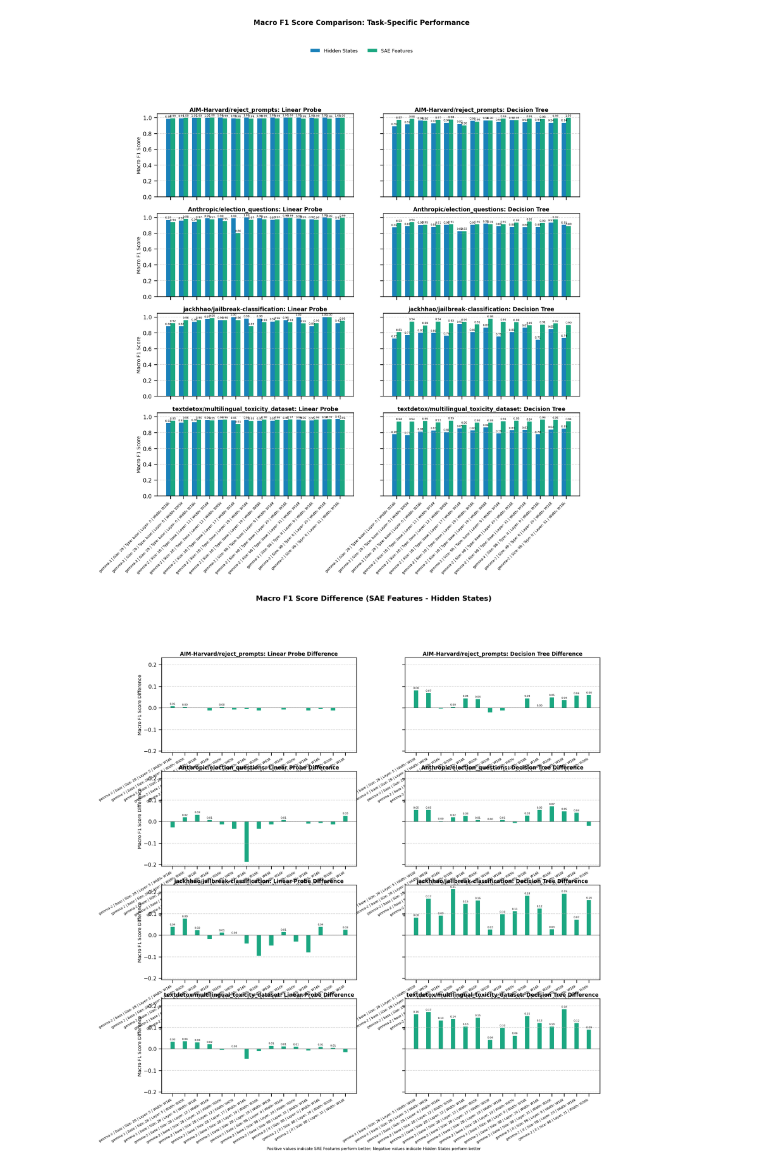
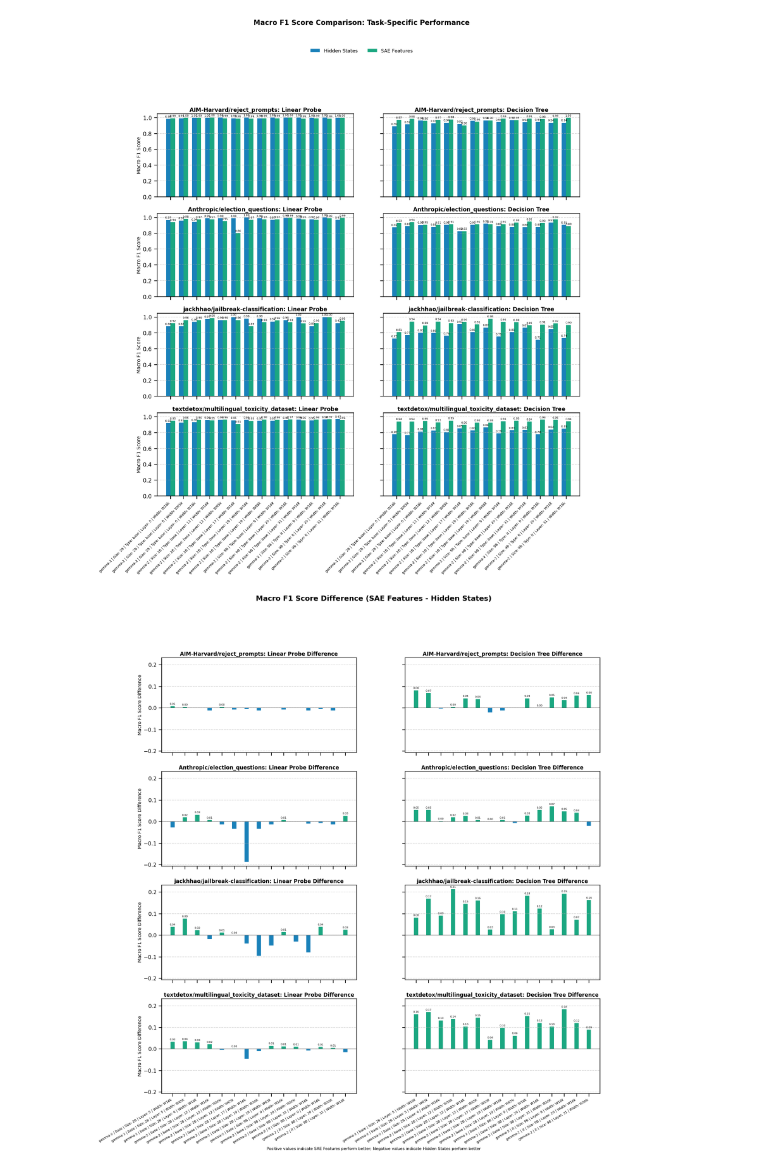
Before and after one commit to shan23chen/MOSAIC, a Jupyter notebook: src/z_extract_f1.ipynb, the cells around one changed output. Saved outputs shown, nothing was run; the diff lists cells and outputs as text; code cells hidden in the pictures.

Commit message:
diff plot

```diff
--- a/src/z_extract_f1.ipynb
+++ b/src/z_extract_f1.ipynb
@@ -455,22 +455,19 @@ plt.show()
 # %% [output]
 [figure]
 # %%
-# Calculate the differences between SAE Features and Hidden States
-merged_df_sorted["linear_macro_f1_diff"] = (
-    merged_df_sorted["linear_macro_f1_score_SAE Features"]
-    - merged_df_sorted["linear_macro_f1_score_Hidden States"]
-)
-merged_df_sorted["decision_tree_macro_f1_diff"] = (
-    merged_df_sorted["decision_tree_macro_f1_score_SAE Features"]
-    - merged_df_sorted["decision_tree_macro_f1_score_Hidden States"]
-)
+# Use colorblind-friendly palette
+colors = sns.color_palette("colorblind")
 
-# Create a figure with two subplots per task
+# Define colors for the bars
+colors_hidden = colors[0]  # Hidden States color
+colors_sae = colors[2]  # SAE Features color
+
+# Create a figure with shared x-axis
 fig, axes = plt.subplots(
     n_tasks,
     2,
     figsize=(24, 6 * n_tasks),
-    sharex=False,
+    sharex=True,
     sharey=True,
     gridspec_kw={"wspace": 0.25},
 )
@@ -479,8 +476,6 @@ fig, axes = plt.subplots(
 for i, task in enumerate(tasks):
     task_df = merged_df_sorted[merged_df_sorted["dataset_name"] == task]
     task_df = task_df.reset_index(drop=True)
-
-    # Generate x indices for the task
     x_indices = np.arange(len(task_df))
 
     # Create detailed x-axis labels for settings
@@ -493,7 +488,10 @@ for i, task in enumerate(tasks):
     ax1 = axes[i, 0]
     probe_diff = task_df["linear_macro_f1_diff"].fillna(0).values
 
-    rects1 = ax1.bar(x_indices, probe_diff, 0.35, color=colors_sae, alpha=0.9)
+    # Assign colors based on the sign of the difference
+    bar_colors_probe = [colors_sae if val >= 0 else colors_hidden for val in probe_diff]
+
+    rects1 = ax1.bar(x_indices, probe_diff, 0.35, color=bar_colors_probe, alpha=0.9)
     autolabel(ax1, rects1, fontsize=8)
 
     ax1.set_title(f"{task}: Linear Probe Difference", fontsize=16, weight="bold")
@@ -501,47 +499,52 @@ for i, task in enumerate(tasks):
     ax1.set_ylabel("Macro F1 Score Difference", fontsize=14)
     ax1.axhline(0, color="black", linewidth=0.8)
 
-    # Set x-axis labels
-    ax1.set_xticks(x_indices)
-    ax1.set_xticklabels(settings, rotation=30, ha="right", fontsize=10)
-
     # Decision Tree Performance Difference
     ax2 = axes[i, 1]
     tree_diff = task_df["decision_tree_macro_f1_diff"].fillna(0).values
 
-    rects2 = ax2.bar(x_indices, tree_diff, 0.35, color=colors_sae, alpha=0.9)
+    # Assign colors based on the sign of the difference
+    bar_colors_tree = [colors_sae if val >= 0 else colors_hidden for val in tree_diff]
+
+    rects2 = ax2.bar(x_indices, tree_diff, 0.35, color=bar_colors_tree, alpha=0.9)
     autolabel(ax2, rects2, fontsize=8)
 
     ax2.set_title(f"{task}: Decision Tree Difference", fontsize=16, weight="bold")
     ax2.grid(axis="y", linestyle="--", alpha=0.5)
     ax2.axhline(0, color="black", linewidth=0.8)
 
-    # Set x-axis labels
-    ax2.set_xticks(x_indices)
-    ax2.set_xticklabels(settings, rotation=30, ha="right", fontsize=10)
+    # Handle x-axis labels
+    if i != n_tasks - 1:
+        ax1.tick_params(labelbottom=False)
+        ax2.tick_params(labelbottom=False)
+    else:
+        ax1.set_xticks(x_indices)
+        ax1.set_xticklabels(settings, rotation=30, ha="right", fontsize=10)
+        ax2.set_xticks(x_indices)
+        ax2.set_xticklabels(settings, rotation=30, ha="right", fontsize=10)
 
 # Add overall title and adjust layout
 fig.suptitle(
     "Macro F1 Score Difference (SAE Features - Hidden States)",
     fontsize=22,
     weight="bold",
     y=0.99,
 )
 fig.text(
     0.5,
     0.01,
     "Positive values indicate SAE Features perform better; Negative values indicate Hidden States perform better",
     ha="center",
     fontsize=12,
 )
 
 # Adjust layout to prevent label overlap
 fig.tight_layout(rect=[0, 0.04, 1, 0.95])
 
 # Save the figure
 plt.savefig("task_f1_difference_comparison.png", dpi=300, bbox_inches="tight")
 
 # Show the plot
 plt.show()
 # %% [output]
-[figure, old version]
+[figure, new version]
```
Also changed, not shown: parts of 1 cell of this notebook.
